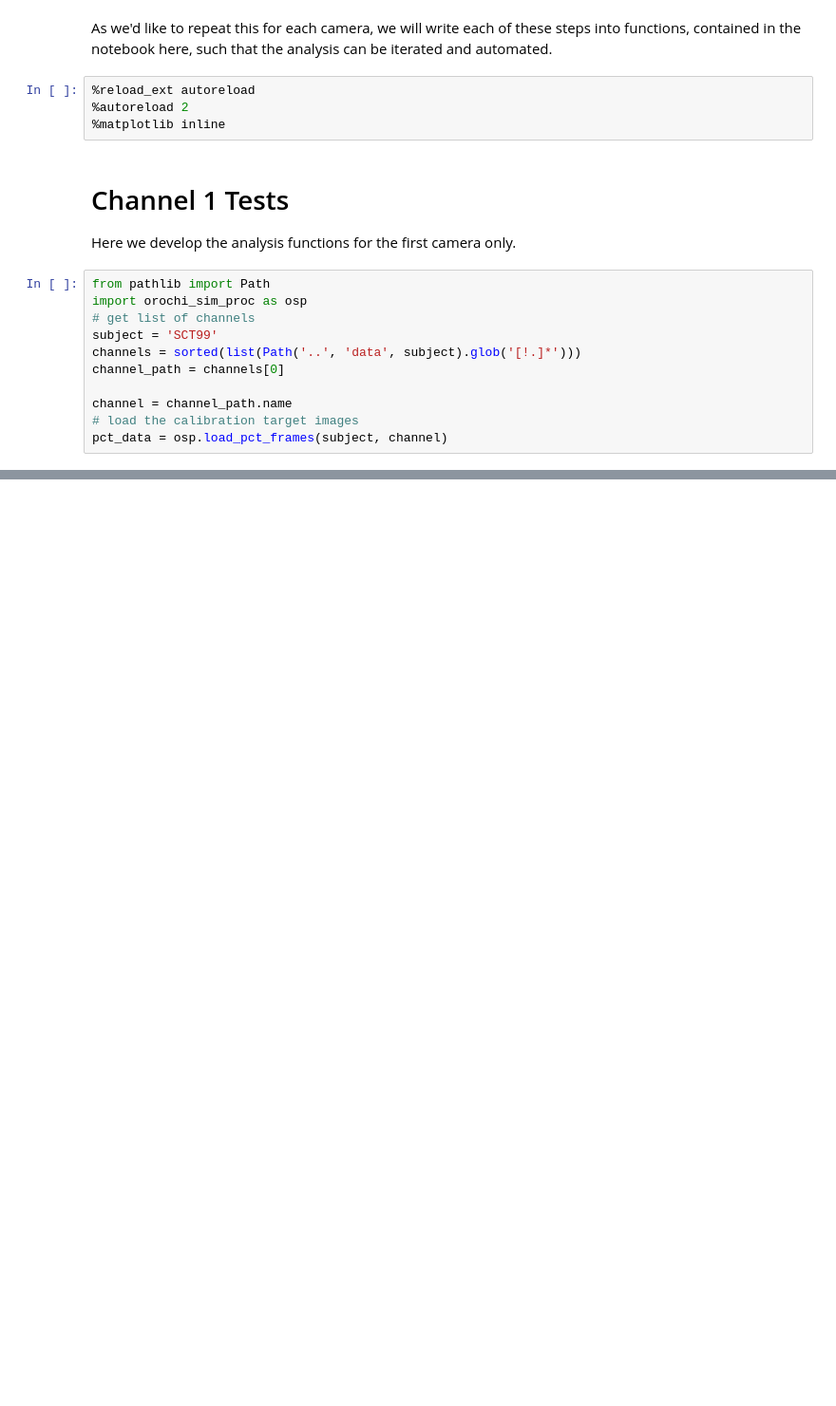
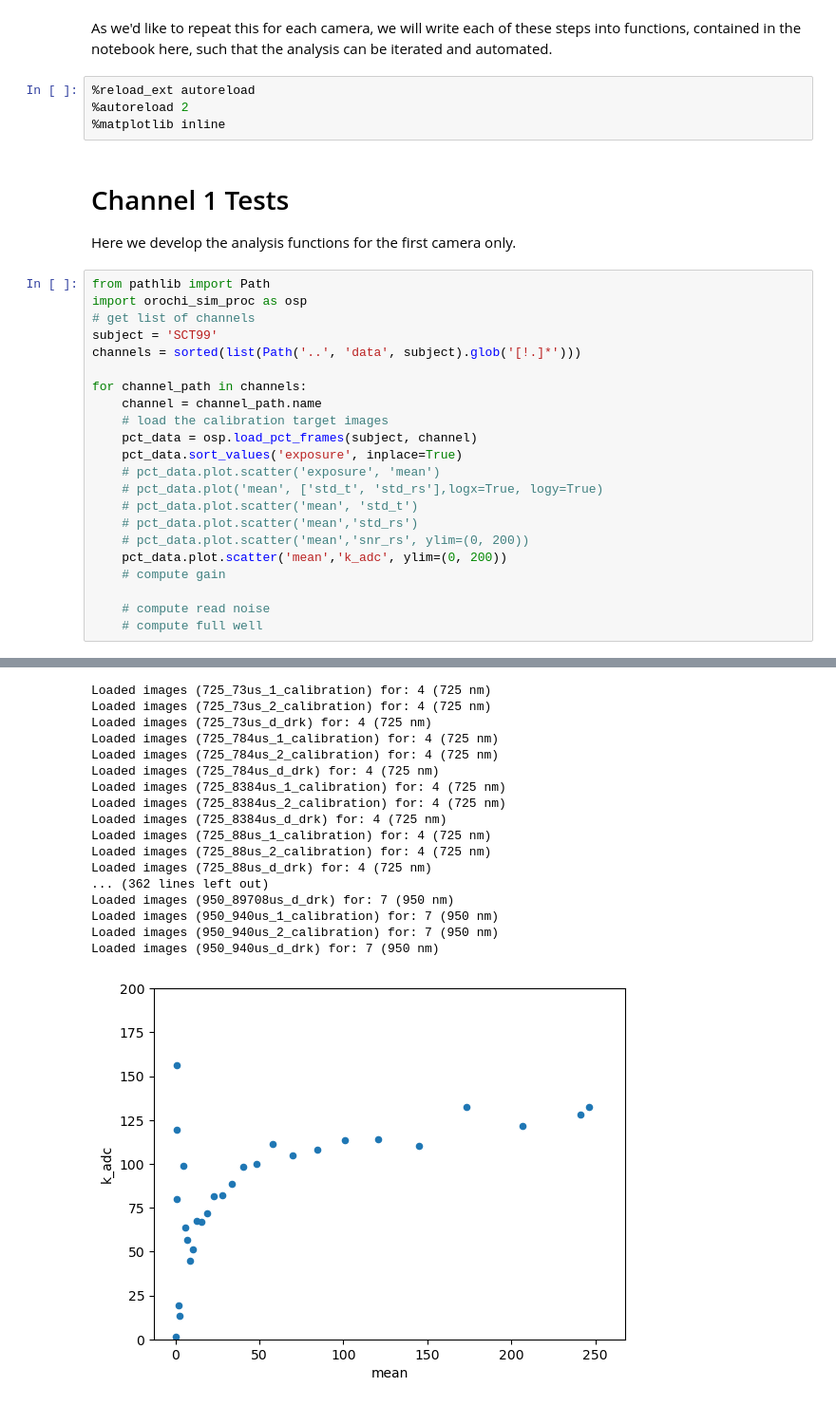
Before and after one commit to rbstabbins/orochi_simulator_control, a Jupyter notebook: notebooks/camera_calibration_processing_16052023.ipynb, the cells around one changed output, grey strips where cells are left out. Shown: that part at 95% size. Saved outputs shown, nothing was run; the diff lists cells and outputs as text; blank space fills up the shorter version.

Commit message:
continued preparations for camera calibration processing

```diff
--- a/notebooks/camera_calibration_processing_16052023.ipynb
+++ b/notebooks/camera_calibration_processing_16052023.ipynb
@@ -47,9 +60,20 @@ import orochi_sim_proc as osp
 # get list of channels
 subject = 'SCT99'
 channels = sorted(list(Path('..', 'data', subject).glob('[!.]*')))
-channel_path = channels[0]
 
-channel = channel_path.name
-# load the calibration target images
-pct_data = osp.load_pct_frames(subject, channel)
+for channel_path in channels:
+    channel = channel_path.name
+    # load the calibration target images
+    pct_data = osp.load_pct_frames(subject, channel)
+    pct_data.sort_values('exposure', inplace=True)
+    # pct_data.plot.scatter('exposure', 'mean')
+    # pct_data.plot('mean', ['std_t', 'std_rs'],logx=True, logy=True)
+    # pct_data.plot.scatter('mean', 'std_t')
+    # pct_data.plot.scatter('mean','std_rs')
+    # pct_data.plot.scatter('mean','snr_rs', ylim=(0, 200))
+    pct_data.plot.scatter('mean','k_adc', ylim=(0, 200))
+    # compute gain
+
+    # compute read noise
+    # compute full well
 # %% [output]
@@ -72,0 +97,18 @@ Loaded images (650_977us_d_drk) for: 0 (650 nm)
+Loaded images (725_73us_1_calibration) for: 4 (725 nm)
+Loaded images (725_73us_2_calibration) for: 4 (725 nm)
+Loaded images (725_73us_d_drk) for: 4 (725 nm)
+Loaded images (725_784us_1_calibration) for: 4 (725 nm)
+Loaded images (725_784us_2_calibration) for: 4 (725 nm)
+Loaded images (725_784us_d_drk) for: 4 (725 nm)
+Loaded images (725_8384us_1_calibration) for: 4 (725 nm)
+Loaded images (725_8384us_2_calibration) for: 4 (725 nm)
+Loaded images (725_8384us_d_drk) for: 4 (725 nm)
+Loaded images (725_88us_1_calibration) for: 4 (725 nm)
+Loaded images (725_88us_2_calibration) for: 4 (725 nm)
+Loaded images (725_88us_d_drk) for: 4 (725 nm)
+... (362 lines left out)
+Loaded images (950_89708us_d_drk) for: 7 (950 nm)
+Loaded images (950_940us_1_calibration) for: 7 (950 nm)
+Loaded images (950_940us_2_calibration) for: 7 (950 nm)
+Loaded images (950_940us_d_drk) for: 7 (950 nm)
+[figure, added]
```
Also changed, not shown: parts of 7 cells of this notebook, 2 other files.
